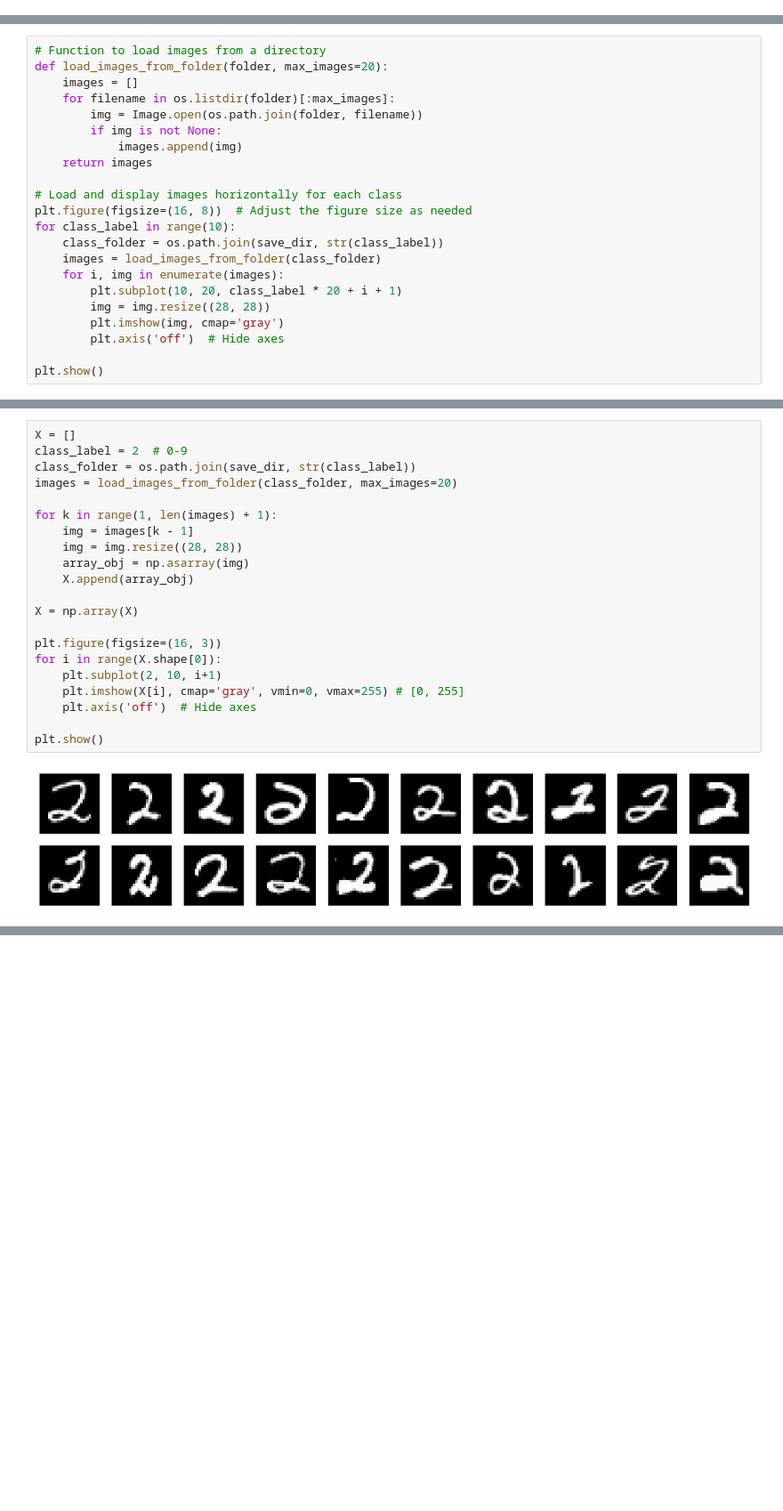
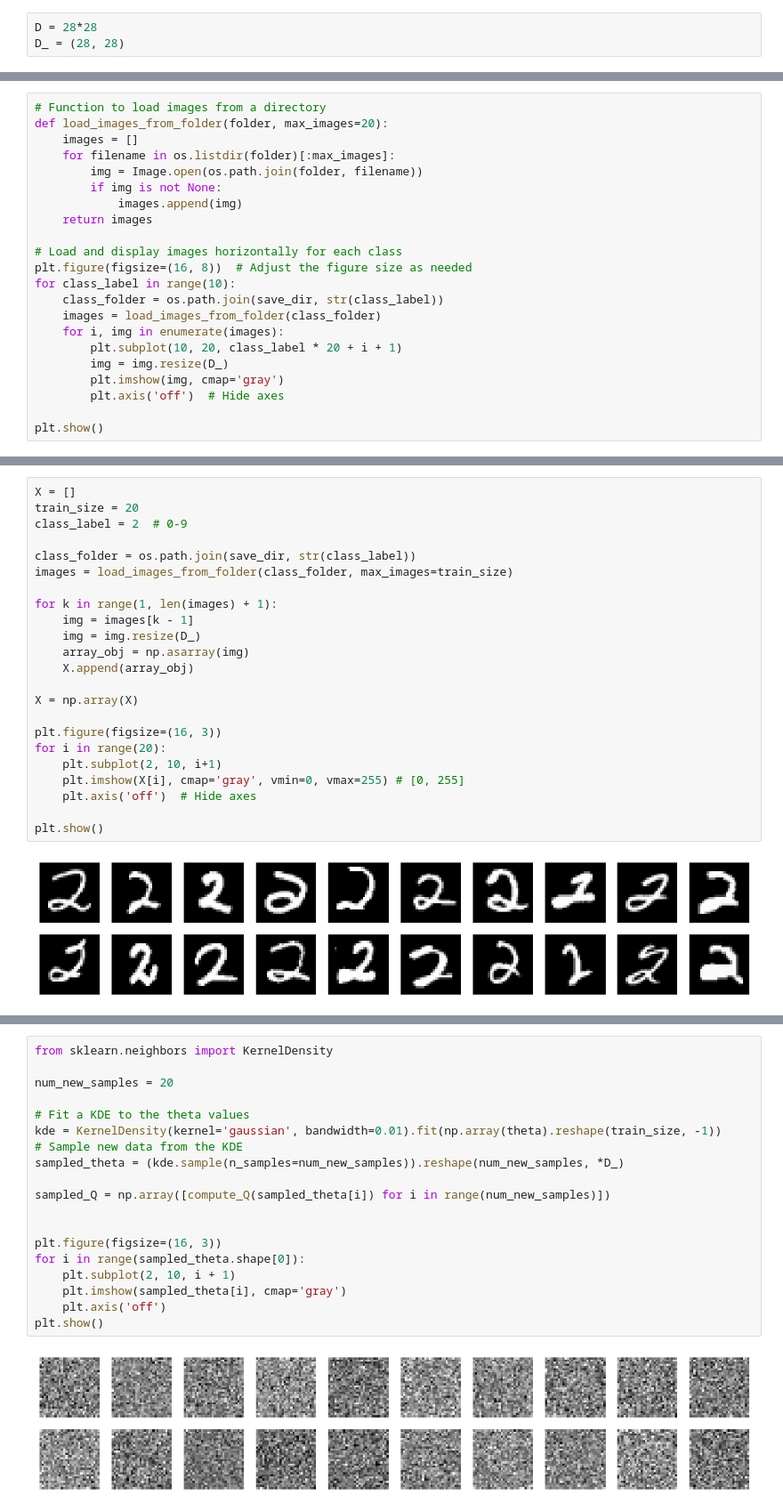
Before and after one commit to sleepymalc/IG-Augmentation, a Jupyter notebook: MNIST-generate.ipynb, the cells around one changed output, grey strips where cells are left out. Shown at 89% size. Saved outputs shown, nothing was run; the diff lists cells and outputs as text; blank space fills up the shorter version.

```diff
--- a/MBTA.ipynb
+++ b/MNIST-generate.ipynb
@@ -63,3 +52,6 @@ def block_B(start_idx, end_idx):
+# %%
+D = 28*28
+D_ = (28, 28)
 # %%
 save_dir = './data/MNIST_images'
 if not os.path.exists(save_dir):
@@ -96,7 +88,7 @@ for class_label in range(10):
     images = load_images_from_folder(class_folder)
     for i, img in enumerate(images):
         plt.subplot(10, 20, class_label * 20 + i + 1)
-        img = img.resize((28, 28))
+        img = img.resize(D_)
         plt.imshow(img, cmap='gray')
         plt.axis('off')  # Hide axes
 
@@ -106,19 +100,21 @@ plt.show()
 # %%
 X = []
+train_size = 20
 class_label = 2  # 0-9
+
 class_folder = os.path.join(save_dir, str(class_label))
-images = load_images_from_folder(class_folder, max_images=20)
+images = load_images_from_folder(class_folder, max_images=train_size)
 
 for k in range(1, len(images) + 1):
     img = images[k - 1]
-    img = img.resize((28, 28))
+    img = img.resize(D_)
     array_obj = np.asarray(img)
     X.append(array_obj)
 
 X = np.array(X)
 
 plt.figure(figsize=(16, 3))
-for i in range(X.shape[0]):
+for i in range(20):
     plt.subplot(2, 10, i+1)
     plt.imshow(X[i], cmap='gray', vmin=0, vmax=255) # [0, 255]
     plt.axis('off')  # Hide axes
@@ -130,0 +169,21 @@ plt.show()
+# %%
+from sklearn.neighbors import KernelDensity
+
+num_new_samples = 20
+
+# Fit a KDE to the theta values
+kde = KernelDensity(kernel='gaussian', bandwidth=0.01).fit(np.array(theta).reshape(train_size, -1))
+# Sample new data from the KDE
+sampled_theta = (kde.sample(n_samples=num_new_samples)).reshape(num_new_samples, *D_)
+
+sampled_Q = np.array([compute_Q(sampled_theta[i]) for i in range(num_new_samples)])
+
+
+plt.figure(figsize=(16, 3))
+for i in range(sampled_theta.shape[0]):
+    plt.subplot(2, 10, i + 1)
+    plt.imshow(sampled_theta[i], cmap='gray')
+    plt.axis('off')
+plt.show()
+# %% [output]
+[figure, added]
```
Also changed, not shown: parts of 27 cells of this notebook, 5 other files.
